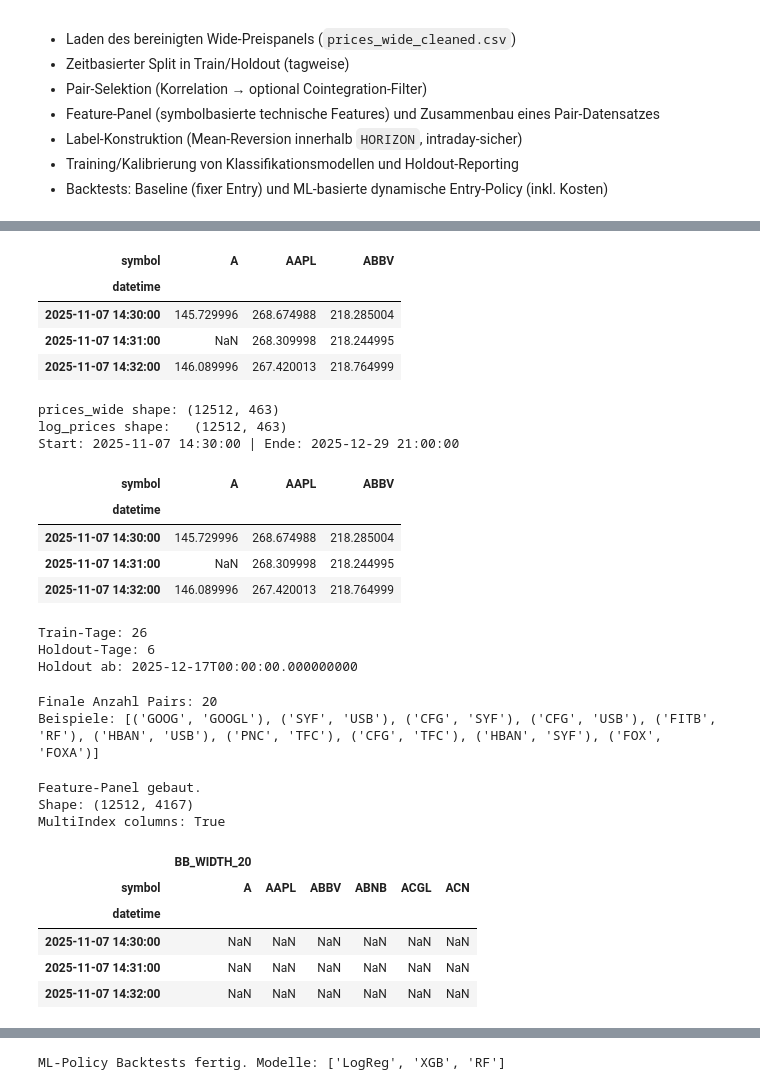
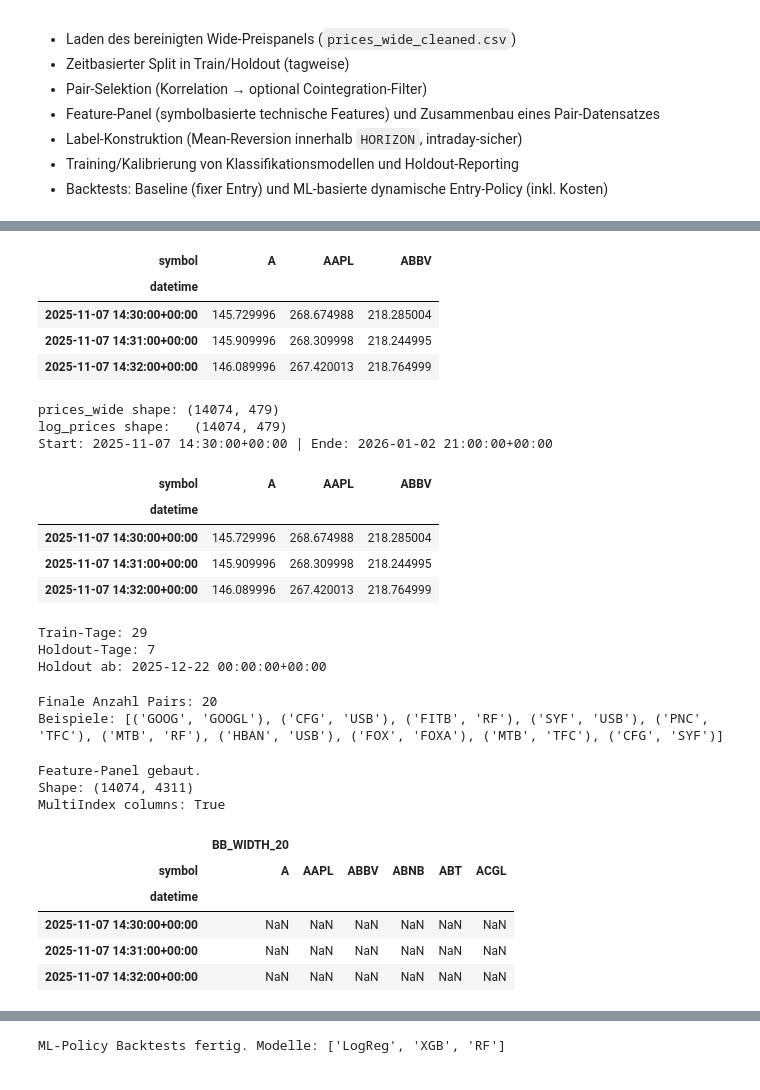
Before and after one commit to RyanMikus/pairs_trading_ml_hs25, a Jupyter notebook: 05_Modellierung.ipynb, the cells around one changed output, grey strips where cells are left out. Saved outputs shown, nothing was run; the diff lists cells and outputs as text; code cells hidden in the pictures.

```diff
--- a/05_Modellierung.ipynb
+++ b/05_Modellierung.ipynb
@@ -114,35 +114,35 @@ Head:
 # %%
 df["datetime"] = pd.to_datetime(df["datetime"], errors="raise")
 
-if "close" not in df.columns:
-    raise ValueError("Erwartete Spalte 'close' nicht gefunden")
+if "close_filled" not in df.columns:
+    raise ValueError("Erwartete Spalte 'close_filled' nicht gefunden")
 
 prices_wide = (
     df
     .pivot_table(
         index="datetime",
         columns="symbol",
-        values="close",
+        values="close_filled",
         aggfunc="last",
     )
     .sort_index()
 )
 
 prices_wide = (
     prices_wide
     .apply(pd.to_numeric, errors="coerce")
     .dropna(axis=1, how="all")
 )
 
 log_prices = np.log(prices_wide)
 
 prices_wide.iloc[:3, :3]
 # %% [output]
 | symbol | A | AAPL | ABBV |
 | datetime |  |  |  |
-| 2025-11-07 14:30:00 | 145.729996 | 268.674988 | 218.285004 |
-| 2025-11-07 14:31:00 | NaN | 268.309998 | 218.244995 |
-| 2025-11-07 14:32:00 | 146.089996 | 267.420013 | 218.764999 |
+| 2025-11-07 14:30:00+00:00 | 145.729996 | 268.674988 | 218.285004 |
+| 2025-11-07 14:31:00+00:00 | 145.909996 | 268.309998 | 218.244995 |
+| 2025-11-07 14:32:00+00:00 | 146.089996 | 267.420013 | 218.764999 |
 # %%
 # Zelle 4 — Log-Preise (aus dem geladenen Wide-Panel) + kurzer Sanity-Check
 # Erwartung: prices_wide kommt aus Zelle 3 (Datetime-Index, Spalten=Symbole, Werte=Close)
@@ -157,14 +157,14 @@ print("Start:", prices_wide.index.min(), "| Ende:", prices_wide.index.max())
 
 prices_wide.iloc[:3, :3]
 # %% [output]
-prices_wide shape: (12512, 463)
-log_prices shape:   (12512, 463)
-Start: 2025-11-07 14:30:00 | Ende: 2025-12-29 21:00:00
+prices_wide shape: (14074, 479)
+log_prices shape:   (14074, 479)
+Start: 2025-11-07 14:30:00+00:00 | Ende: 2026-01-02 21:00:00+00:00
 | symbol | A | AAPL | ABBV |
 | datetime |  |  |  |
-| 2025-11-07 14:30:00 | 145.729996 | 268.674988 | 218.285004 |
-| 2025-11-07 14:31:00 | NaN | 268.309998 | 218.244995 |
-| 2025-11-07 14:32:00 | 146.089996 | 267.420013 | 218.764999 |
+| 2025-11-07 14:30:00+00:00 | 145.729996 | 268.674988 | 218.285004 |
+| 2025-11-07 14:31:00+00:00 | 145.909996 | 268.309998 | 218.244995 |
+| 2025-11-07 14:32:00+00:00 | 146.089996 | 267.420013 | 218.764999 |
 # %%
 # Zelle 5 — Train/Holdout Tage bestimmen (für Pair-Selection und Modellierung)
 df["date"] = df["datetime"].dt.floor("D")
@@ -182,9 +182,9 @@ print("Holdout ab:", cutoff_day)
 # Log-Preise für Pair-Selection nur Train (verhindert Data Snooping)
 log_prices_train = log_prices.loc[log_prices.index.floor("D") < cutoff_day].copy()
 # %% [output]
-Train-Tage: 26
-Holdout-Tage: 6
-Holdout ab: 2025-12-17T00:00:00.000000000
+Train-Tage: 29
+Holdout-Tage: 7
+Holdout ab: 2025-12-22 00:00:00+00:00
 # %%
 # Zelle 6 — Pair-Auswahl (Korrelation → optional Cointegration → Ranking)
 
@@ -255,7 +255,7 @@ print(f"Finale Anzahl Pairs: {len(PAIRS)}")
 print("Beispiele:", PAIRS[:10])
 # %% [output]
 Finale Anzahl Pairs: 20
-Beispiele: [('GOOG', 'GOOGL'), ('SYF', 'USB'), ('CFG', 'SYF'), ('CFG', 'USB'), ('FITB', 'RF'), ('HBAN', 'USB'), ('PNC', 'TFC'), ('CFG', 'TFC'), ('HBAN', 'SYF'), ('FOX', 'FOXA')]
+Beispiele: [('GOOG', 'GOOGL'), ('CFG', 'USB'), ('FITB', 'RF'), ('SYF', 'USB'), ('PNC', 'TFC'), ('MTB', 'RF'), ('HBAN', 'USB'), ('FOX', 'FOXA'), ('MTB', 'TFC'), ('CFG', 'SYF')]
 # %%
 # Zelle 7 — Symbol-Feature-Panel aus dem Package (MultiIndex columns: feature x symbol)
 # Wir bauen Features auf GESAMTDATEN (Train + Holdout) damit später Join nicht „abbricht“.
@@ -278,14 +278,14 @@ print("MultiIndex columns:", isinstance(feature_panel.columns, pd.MultiIndex))
 feature_panel.iloc[:3, :6]
 # %% [output]
 Feature-Panel gebaut.
-Shape: (12512, 4167)
+Shape: (14074, 4311)
 MultiIndex columns: True
 |  | BB_WIDTH_20 |  |  |  |  |  |
-| symbol | A | AAPL | ABBV | ABNB | ACGL | ACN |
+| symbol | A | AAPL | ABBV | ABNB | ABT | ACGL |
 | datetime |  |  |  |  |  |  |
-| 2025-11-07 14:30:00 | NaN | NaN | NaN | NaN | NaN | NaN |
-| 2025-11-07 14:31:00 | NaN | NaN | NaN | NaN | NaN | NaN |
-| 2025-11-07 14:32:00 | NaN | NaN | NaN | NaN | NaN | NaN |
+| 2025-11-07 14:30:00+00:00 | NaN | NaN | NaN | NaN | NaN | NaN |
+| 2025-11-07 14:31:00+00:00 | NaN | NaN | NaN | NaN | NaN | NaN |
+| 2025-11-07 14:32:00+00:00 | NaN | NaN | NaN | NaN | NaN | NaN |
 # %%
 # Zelle 8 — Hilfsfunktionen: Pair-Block bauen (Spread, Zscore, intraday-sicheres Label) + Feature-Join
 def rolling_beta(y: pd.Series, x: pd.Series, window: int) -> pd.Series:
```
Also changed, not shown: parts of 8 cells of this notebook, 6 other files.
